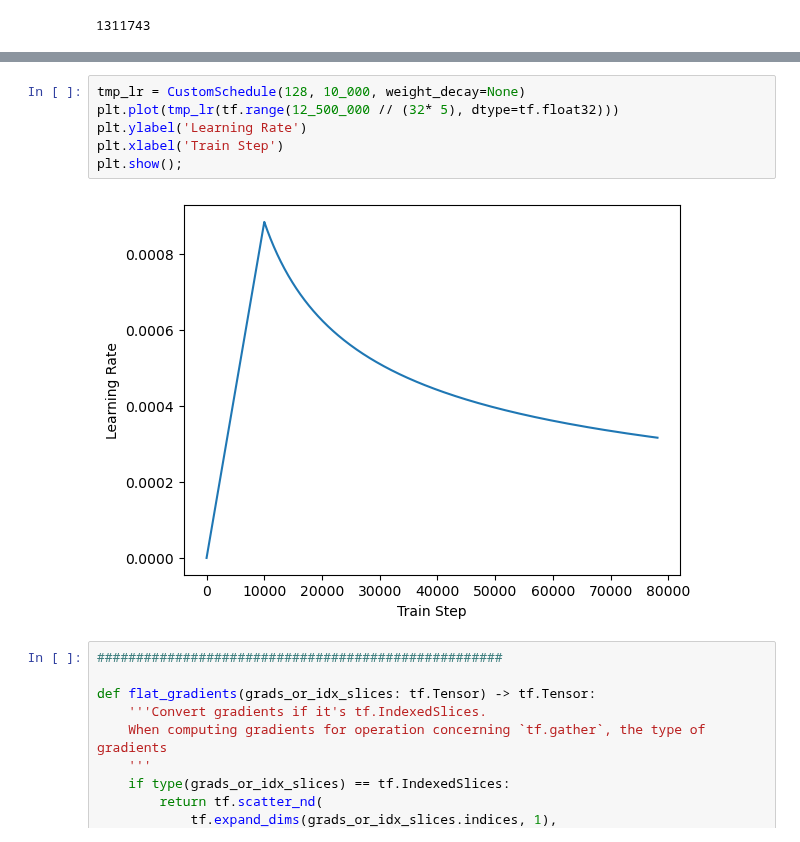
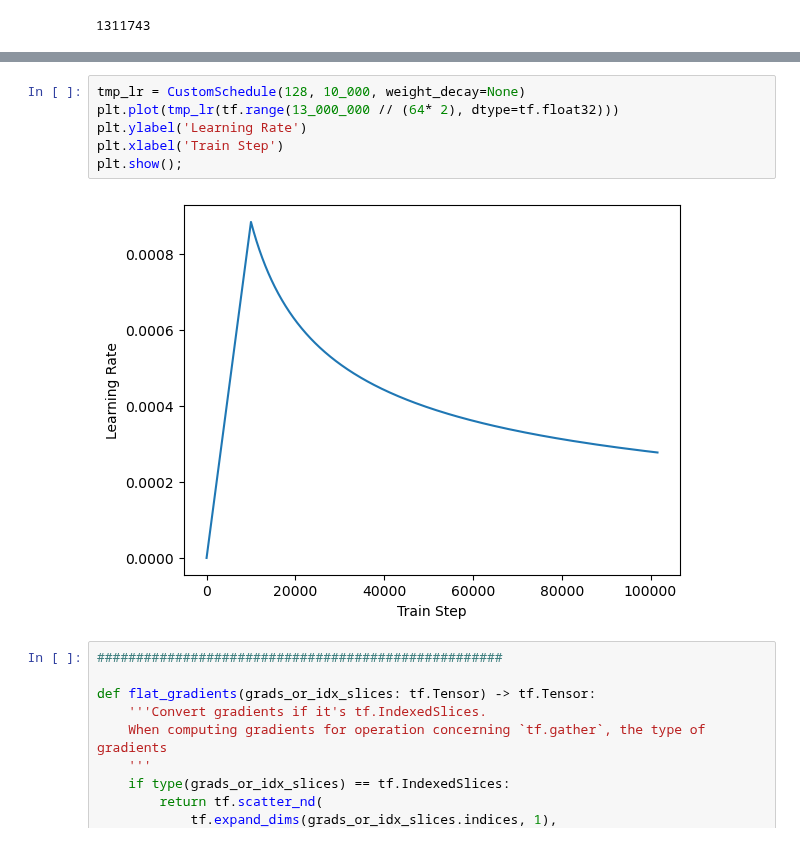
Before and after one commit to EnricRovira/025_Kaggle-OTTO-Recsys-2022, a Jupyter notebook: 1_Scripts/1_Model_v0.4.ipynb, the cells around one changed output, grey strips where cells are left out. Saved outputs shown, nothing was run; the diff lists cells and outputs as text.

```diff
--- a/1_Scripts/1_Model_v0.4.ipynb
+++ b/1_Scripts/1_Model_v0.4.ipynb
@@ -339,12 +333,12 @@ def set_seed(seed):
     random.seed(seed)
 # %%
 tmp_lr = CustomSchedule(128, 10_000, weight_decay=None)
-plt.plot(tmp_lr(tf.range(12_500_000 // (32* 5), dtype=tf.float32)))
+plt.plot(tmp_lr(tf.range(13_000_000 // (64* 2), dtype=tf.float32)))
 plt.ylabel('Learning Rate')
 plt.xlabel('Train Step')
 plt.show();
 # %% [output]
-[figure, old version]
+[figure, new version]
 # %%
 ####################################################
 
```
Also changed, not shown: parts of 5 cells of this notebook, 3 other files.
